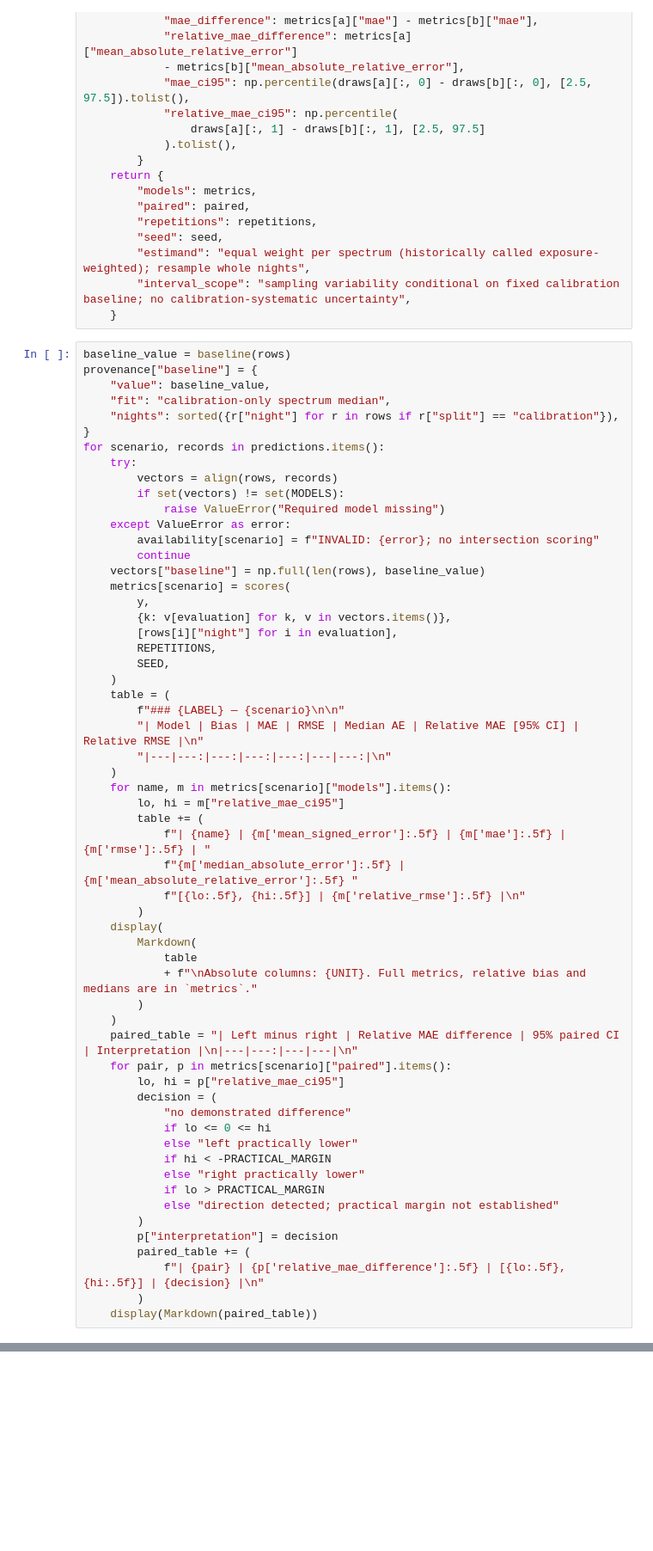
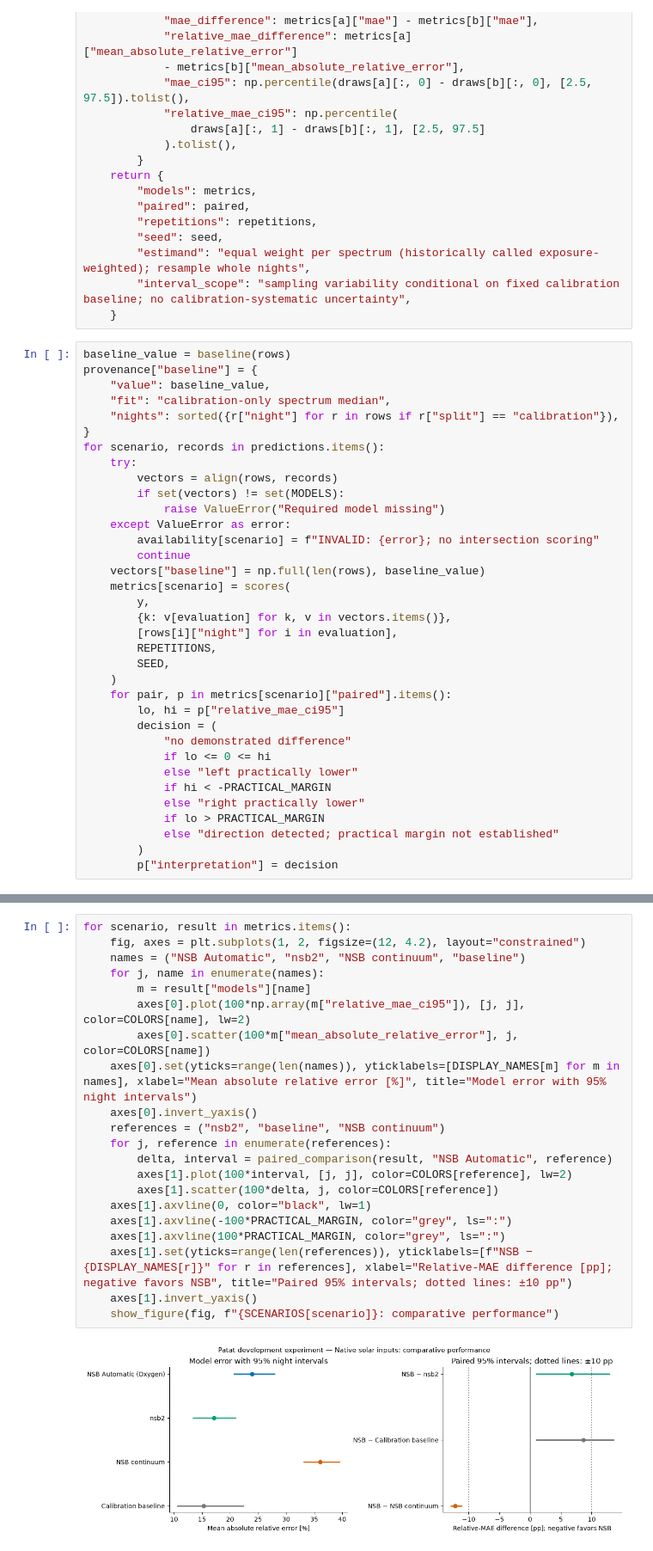
Before and after one commit to VPRamon/NSB, a Jupyter notebook: notebooks/NSB_Validation.ipynb, the cells around one changed output, grey strips where cells are left out. Shown at 86% size. Cells and saved outputs as stored; diff of their text form; blank space fills up the shorter version.

```diff
--- a/notebooks/NSB_Validation.ipynb
+++ b/notebooks/NSB_Validation.ipynb
@@ -1219,25 +945,6 @@ for scenario, records in predictions.items():
         REPETITIONS,
         SEED,
     )
-    table = (
-        f"### {LABEL} — {scenario}\n\n"
-        "| Model | Bias | MAE | RMSE | Median AE | Relative MAE [95% CI] | Relative RMSE |\n"
-        "|---|---:|---:|---:|---:|---|---:|\n"
-    )
-    for name, m in metrics[scenario]["models"].items():
-        lo, hi = m["relative_mae_ci95"]
-        table += (
-            f"| {name} | {m['mean_signed_error']:.5f} | {m['mae']:.5f} | {m['rmse']:.5f} | "
-            f"{m['median_absolute_error']:.5f} | {m['mean_absolute_relative_error']:.5f} "
-            f"[{lo:.5f}, {hi:.5f}] | {m['relative_rmse']:.5f} |\n"
-        )
-    display(
-        Markdown(
-            table
-            + f"\nAbsolute columns: {UNIT}. Full metrics, relative bias and medians are in `metrics`."
-        )
-    )
-    paired_table = "| Left minus right | Relative MAE difference | 95% paired CI | Interpretation |\n|---|---:|---|---|\n"
     for pair, p in metrics[scenario]["paired"].items():
         lo, hi = p["relative_mae_ci95"]
         decision = (
@@ -1250,8 +957,4 @@ for scenario, records in predictions.items():
             else "direction detected; practical margin not established"
         )
         p["interpretation"] = decision
-        paired_table += (
-            f"| {pair} | {p['relative_mae_difference']:.5f} | [{lo:.5f}, {hi:.5f}] | {decision} |\n"
-        )
-    display(Markdown(paired_table))
 # %% [markdown]
@@ -1332,0 +1095,23 @@ for scenario, result in metrics.items():
+# %%
+for scenario, result in metrics.items():
+    fig, axes = plt.subplots(1, 2, figsize=(12, 4.2), layout="constrained")
+    names = ("NSB Automatic", "nsb2", "NSB continuum", "baseline")
+    for j, name in enumerate(names):
+        m = result["models"][name]
+        axes[0].plot(100*np.array(m["relative_mae_ci95"]), [j, j], color=COLORS[name], lw=2)
+        axes[0].scatter(100*m["mean_absolute_relative_error"], j, color=COLORS[name])
+    axes[0].set(yticks=range(len(names)), yticklabels=[DISPLAY_NAMES[m] for m in names], xlabel="Mean absolute relative error [%]", title="Model error with 95% night intervals")
+    axes[0].invert_yaxis()
+    references = ("nsb2", "baseline", "NSB continuum")
+    for j, reference in enumerate(references):
+        delta, interval = paired_comparison(result, "NSB Automatic", reference)
+        axes[1].plot(100*interval, [j, j], color=COLORS[reference], lw=2)
+        axes[1].scatter(100*delta, j, color=COLORS[reference])
+    axes[1].axvline(0, color="black", lw=1)
+    axes[1].axvline(-100*PRACTICAL_MARGIN, color="grey", ls=":")
+    axes[1].axvline(100*PRACTICAL_MARGIN, color="grey", ls=":")
+    axes[1].set(yticks=range(len(references)), yticklabels=[f"NSB − {DISPLAY_NAMES[r]}" for r in references], xlabel="Relative-MAE difference [pp]; negative favors NSB", title="Paired 95% intervals; dotted lines: ±10 pp")
+    axes[1].invert_yaxis()
+    show_figure(fig, f"{SCENARIOS[scenario]}: comparative performance")
+# %% [output]
+[figure, added]
```
Also changed, not shown: parts of 35 cells of this notebook, 1 other file.
